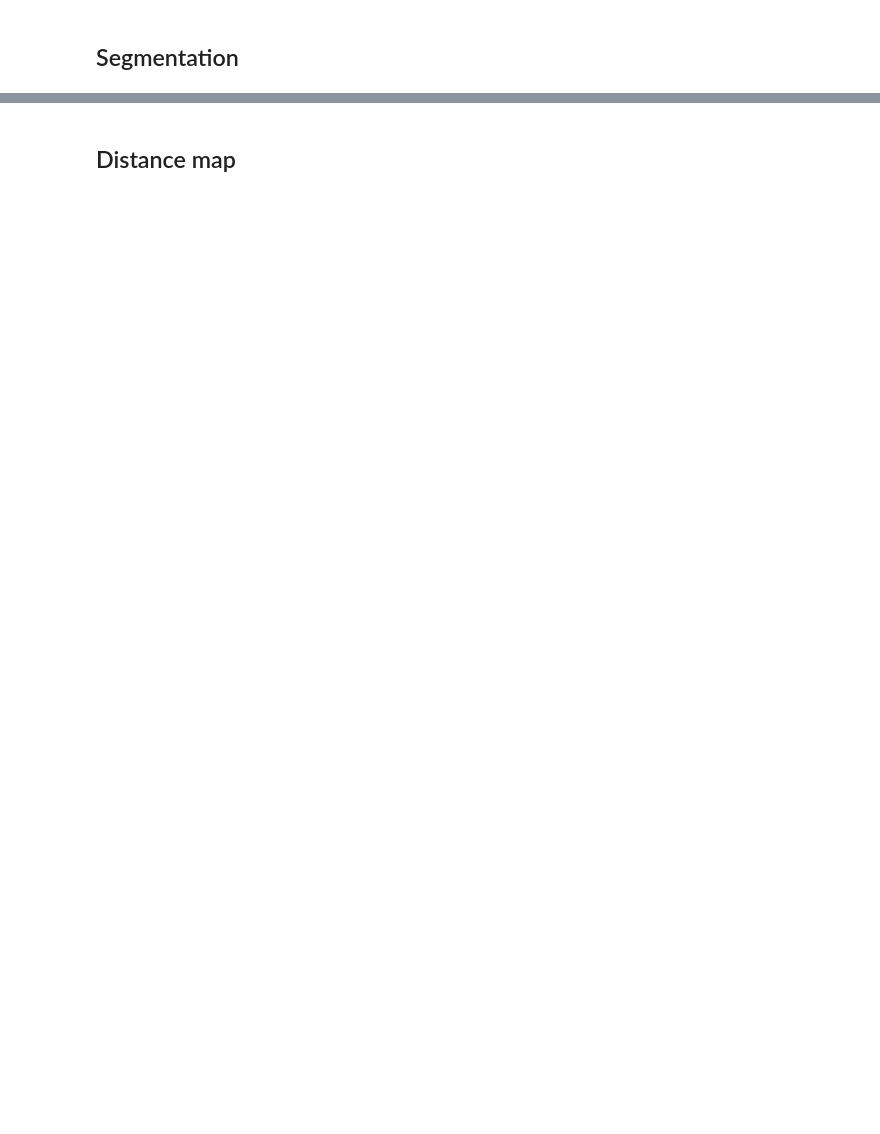
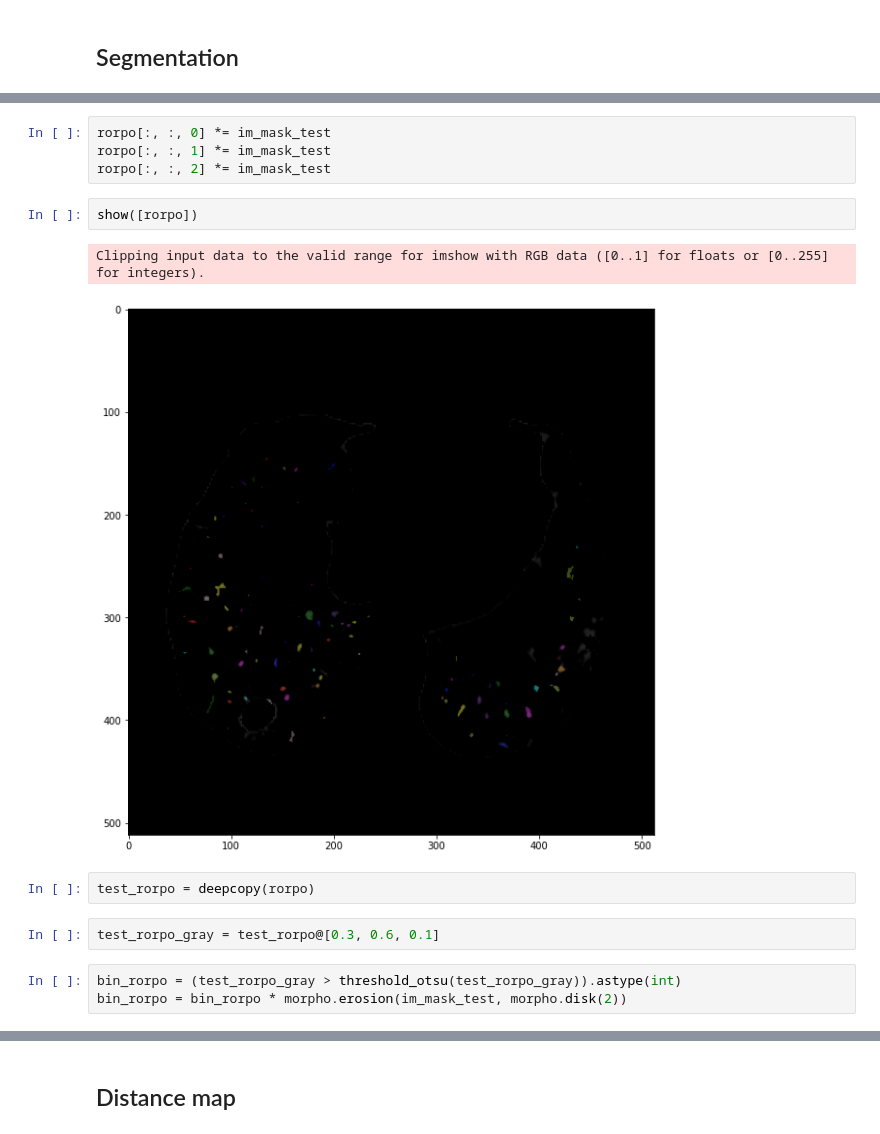
Before and after one commit to starcksophie/vesselness_covid, a Jupyter notebook: experiments.ipynb, the cells around one changed output, grey strips where cells are left out. Drawn from its saved outputs; the diff is of its cells as text; blank space fills up the shorter version.

```diff
--- a/experiments.ipynb
+++ b/experiments.ipynb
@@ -89,0 +88,16 @@ show([label2rgb(labels, image=test, bg_label=1)])
+# %%
+rorpo[:, :, 0] *= im_mask_test
+rorpo[:, :, 1] *= im_mask_test
+rorpo[:, :, 2] *= im_mask_test
+# %%
+show([rorpo])
+# %% [output]
+Clipping input data to the valid range for imshow with RGB data ([0..1] for floats or [0..255] for integers).
+[figure, added]
+# %%
+test_rorpo = deepcopy(rorpo)
+# %%
+test_rorpo_gray = test_rorpo@[0.3, 0.6, 0.1]
+# %%
+bin_rorpo = (test_rorpo_gray > threshold_otsu(test_rorpo_gray)).astype(int)
+bin_rorpo = bin_rorpo * morpho.erosion(im_mask_test, morpho.disk(2))
```
Also changed, not shown: parts of 13 cells of this notebook, 3 other files.
